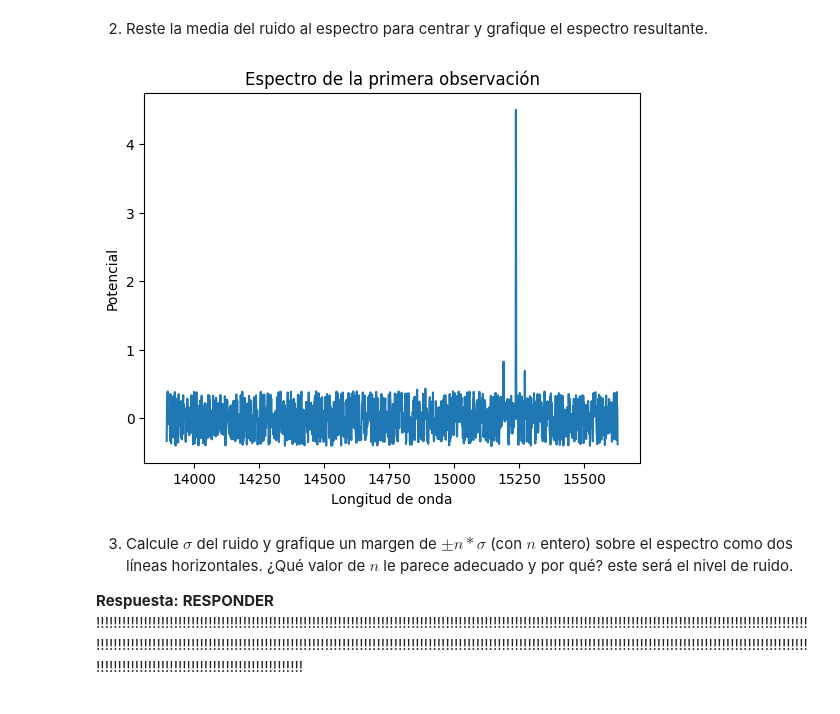
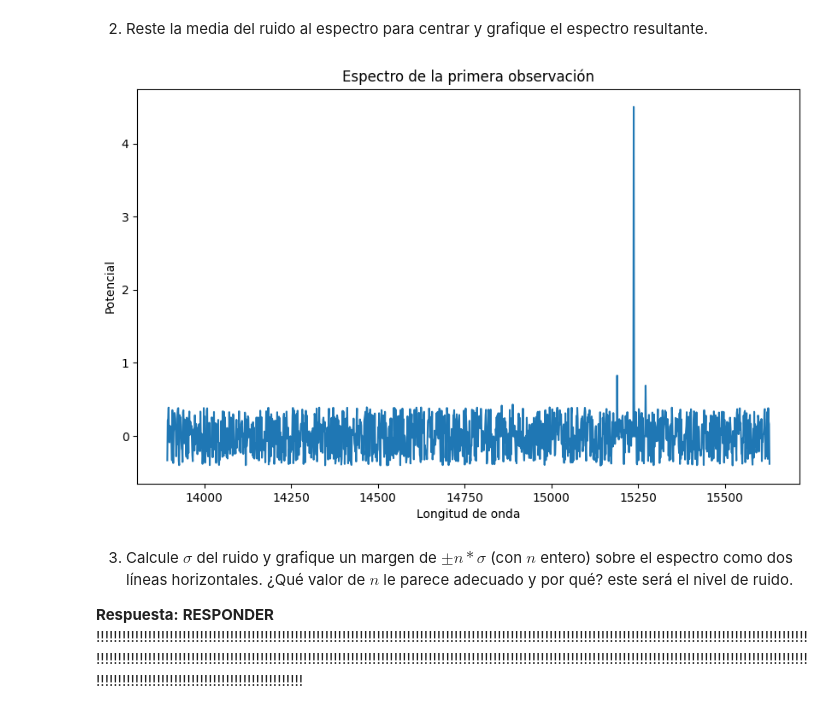
Before and after one commit to carlos-riquelme-c/Tarea-2, a Jupyter notebook: Tarea2.ipynb, the cells around one changed output. Drawn from its saved outputs; the diff is of its cells as text; code cells hidden in the pictures.

```diff
--- a/Tarea2.ipynb
+++ b/Tarea2.ipynb
@@ -298,13 +321,15 @@ ruido = obs_1[(obs_1 >= obs_1.mean() - 3 * obs_1.std()) & (obs_1 <= obs_1.mean()
 2. Reste la media del ruido al espectro para centrar y grafique el espectro resultante.
 # %%
 # Grafique el espectro centrado en 0 aquí
+figsize = (10, 6)
+plt.figure(figsize = figsize)
 plt.plot(wlth, obs_1 - ruido.mean())
 plt.xlabel('Longitud de onda')
 plt.ylabel('Potencial')
 plt.title('Espectro de la primera observación')
 plt.show()
 # %% [output]
-[figure, old version]
+[figure, new version]
 # %% [markdown]
 3. Calcule $\sigma$ del ruido y grafique un margen de $\pm n*\sigma$ (con $n$ entero) sobre el espectro como dos líneas horizontales. ¿Qué valor de $n$ le parece adecuado y por qué? este será el nivel de ruido.
 
```
Also changed, not shown: parts of 7 cells of this notebook.
